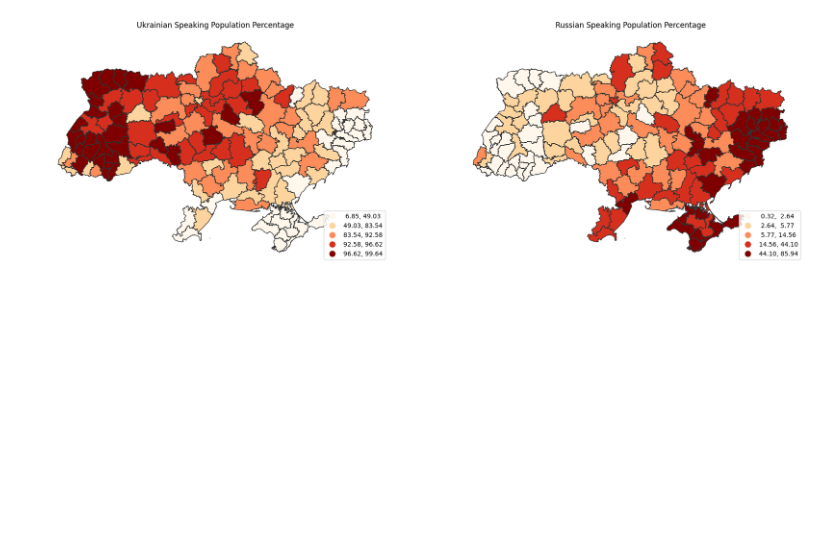
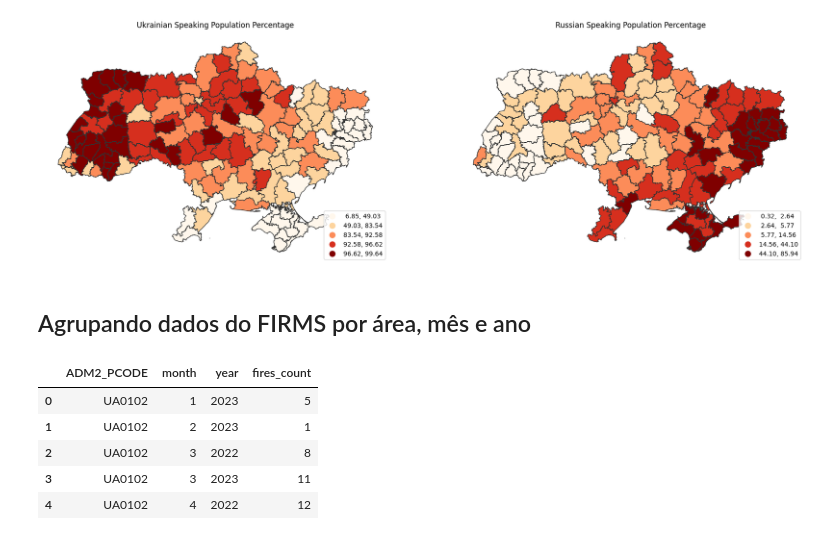
Before and after one commit to fran-janela/georeferenced-information-class, a Jupyter notebook: project/notebooks/project-geo-info.ipynb, the cells around one changed output. Cells and saved outputs as stored; diff of their text form; code cells hidden in the pictures; blank space fills up the shorter version.

```diff
--- a/project/notebooks/project-geo-info.ipynb
+++ b/project/notebooks/project-geo-info.ipynb
@@ -422,3 +422,5 @@ axs[1].set_axis_off()
 plt.show()
 # %% [output]
 [figure]
+# %% [markdown]
+## Agrupando dados do FIRMS por área, mês e ano
@@ -424,0 +435,17 @@ plt.show()
+# %%
+# groupby ADM2_PCODE, month and year, and reduce by count
+gdf_firms_all_war_area_grouped = gdf_firms_all_war_area.groupby(['ADM2_PCODE', 'month', 'year']).agg({
+    'ACQ_DATE': 'count'
+}).reset_index()
+
+# rename ACQ_DATE to fires_count
+gdf_firms_all_war_area_grouped = gdf_firms_all_war_area_grouped.rename(columns={'ACQ_DATE': 'fires_count'})
+
+gdf_firms_all_war_area_grouped.head()
+# %% [output]
+|  | ADM2_PCODE | month | year | fires_count |
+| 0 | UA0102 | 1 | 2023 | 5 |
+| 1 | UA0102 | 2 | 2023 | 1 |
+| 2 | UA0102 | 3 | 2022 | 8 |
+| 3 | UA0102 | 3 | 2023 | 11 |
+| 4 | UA0102 | 4 | 2022 | 12 |
```
Also changed, not shown: parts of 4 cells of this notebook.
